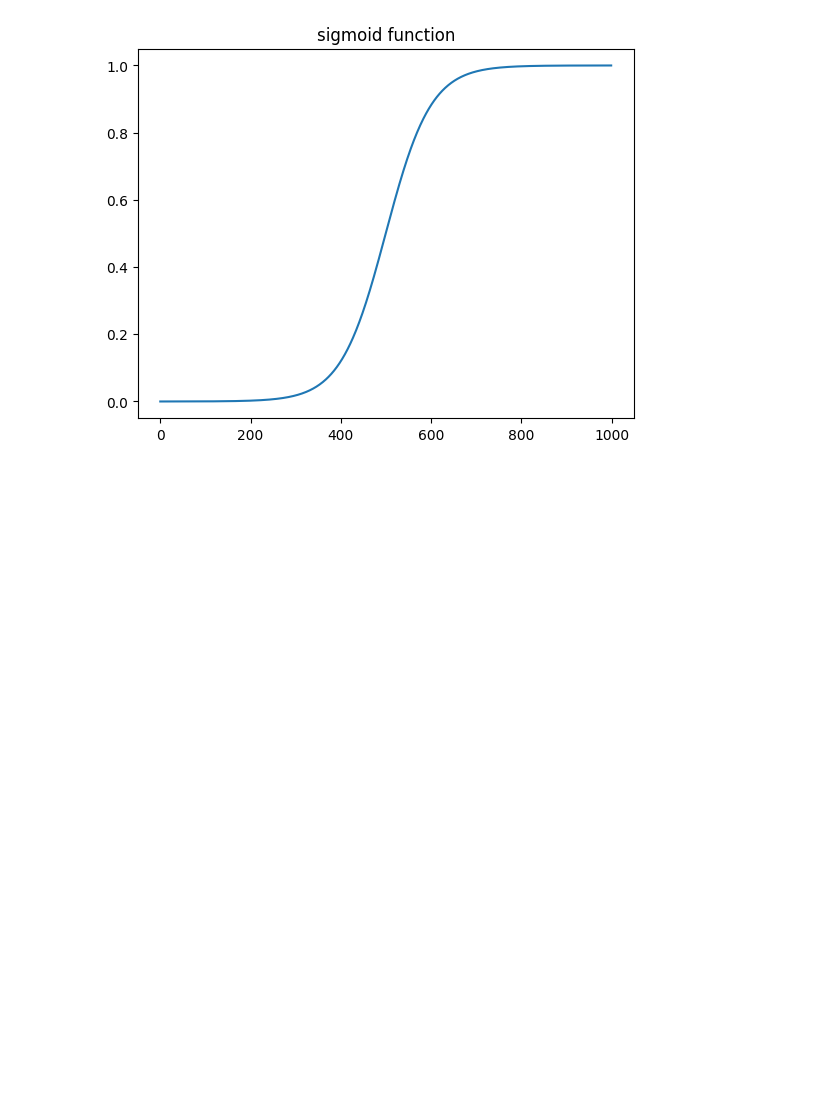
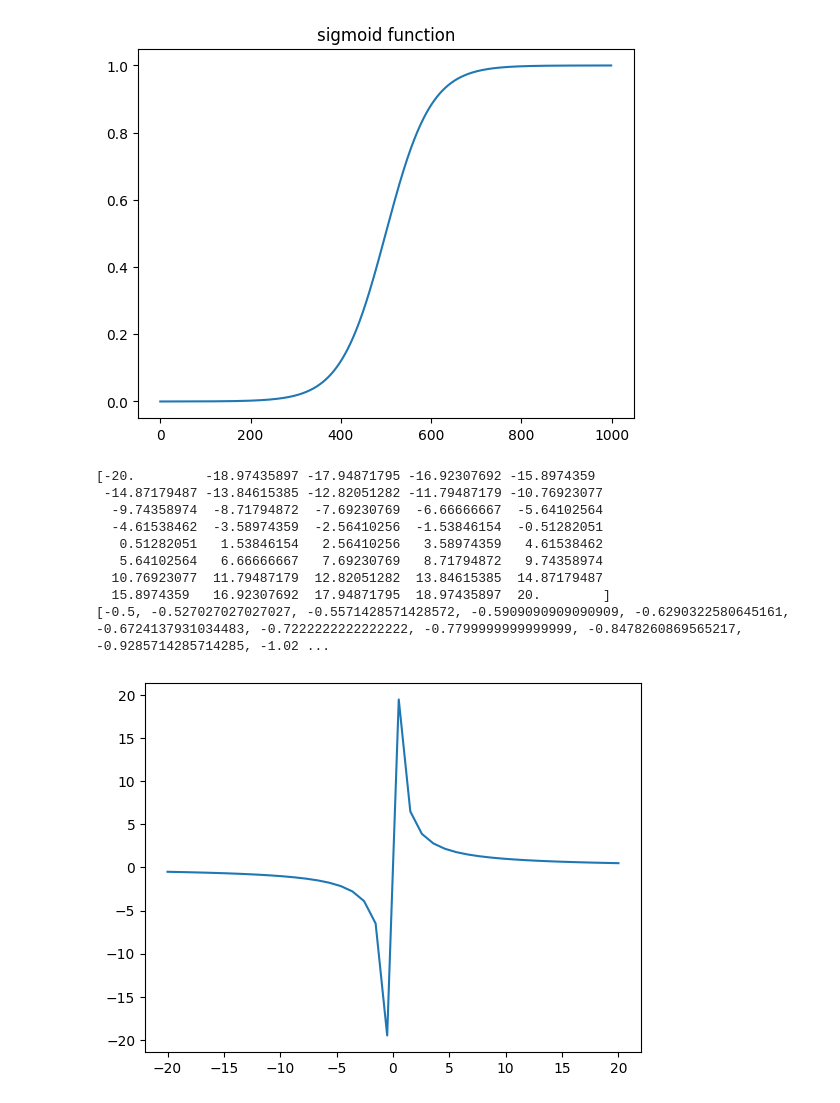
Before and after one commit to will787/theory-with-colab, a Jupyter notebook: sigmoid.ipynb, the cells around one changed output. Saved outputs shown, nothing was run; the diff lists cells and outputs as text; code cells hidden in the pictures; blank space fills up the shorter version.

```diff
--- a/sigmoid.ipynb
+++ b/sigmoid.ipynb
@@ -15,3 +15,28 @@ plt.plot(a)
 plt.show()
 # %% [output]
 [figure]
+# %%
+insumos = np.linspace(-20, 20, 40)
+print(insumos)
+pt = []
+
+
+for i in insumos:
+  pt.append(10/i)
+
+
+print(pt)
+
+plt.plot(insumos,pt)
+plt.show()
+# %% [output]
+[-20.         -18.97435897 -17.94871795 -16.92307692 -15.8974359
+ -14.87179487 -13.84615385 -12.82051282 -11.79487179 -10.76923077
+  -9.74358974  -8.71794872  -7.69230769  -6.66666667  -5.64102564
+  -4.61538462  -3.58974359  -2.56410256  -1.53846154  -0.51282051
+   0.51282051   1.53846154   2.56410256   3.58974359   4.61538462
+   5.64102564   6.66666667   7.69230769   8.71794872   9.74358974
+  10.76923077  11.79487179  12.82051282  13.84615385  14.87179487
+  15.8974359   16.92307692  17.94871795  18.97435897  20.        ]
+[-0.5, -0.527027027027027, -0.5571428571428572, -0.5909090909090909, -0.6290322580645161, -0.6724137931034483, -0.7222222222222222, -0.7799999999999999, -0.8478260869565217, -0.9285714285714285, -1.02 ...
+[figure, added]
```
